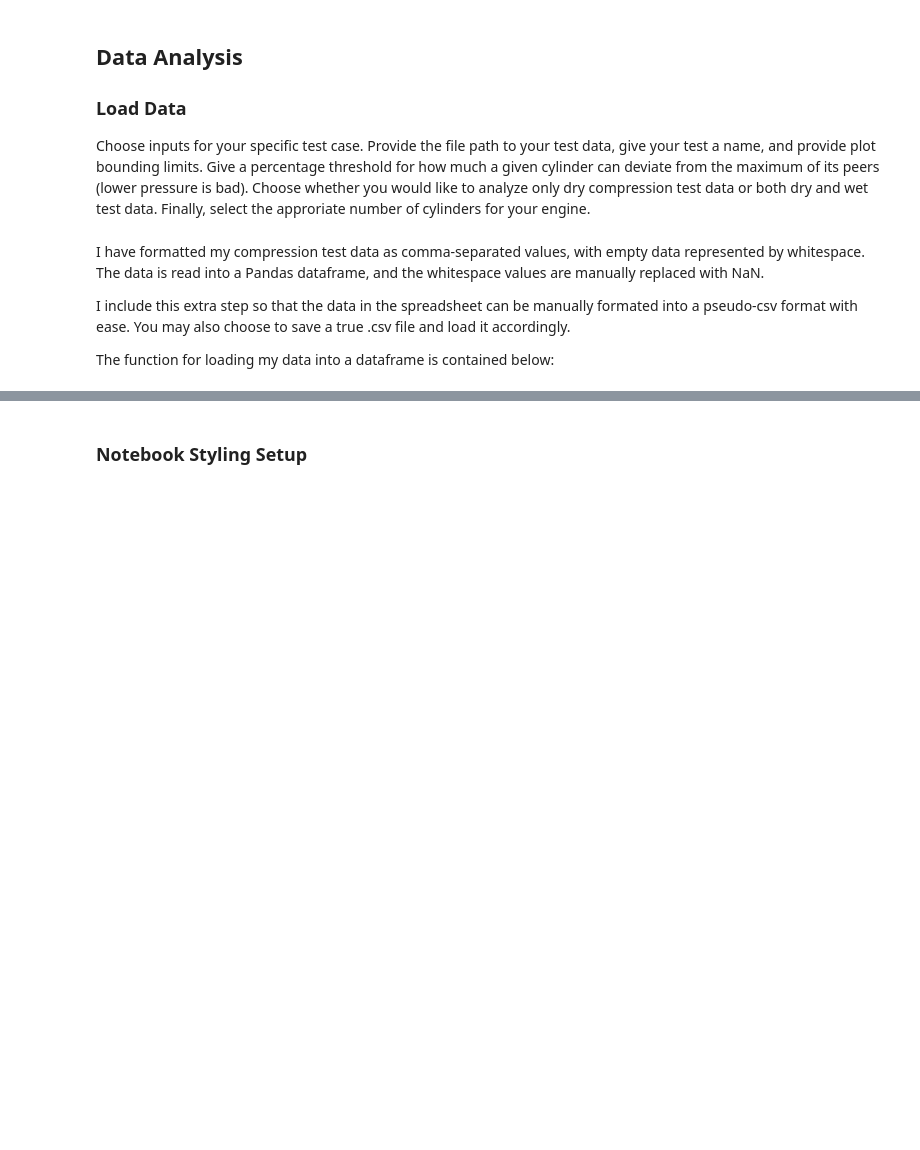
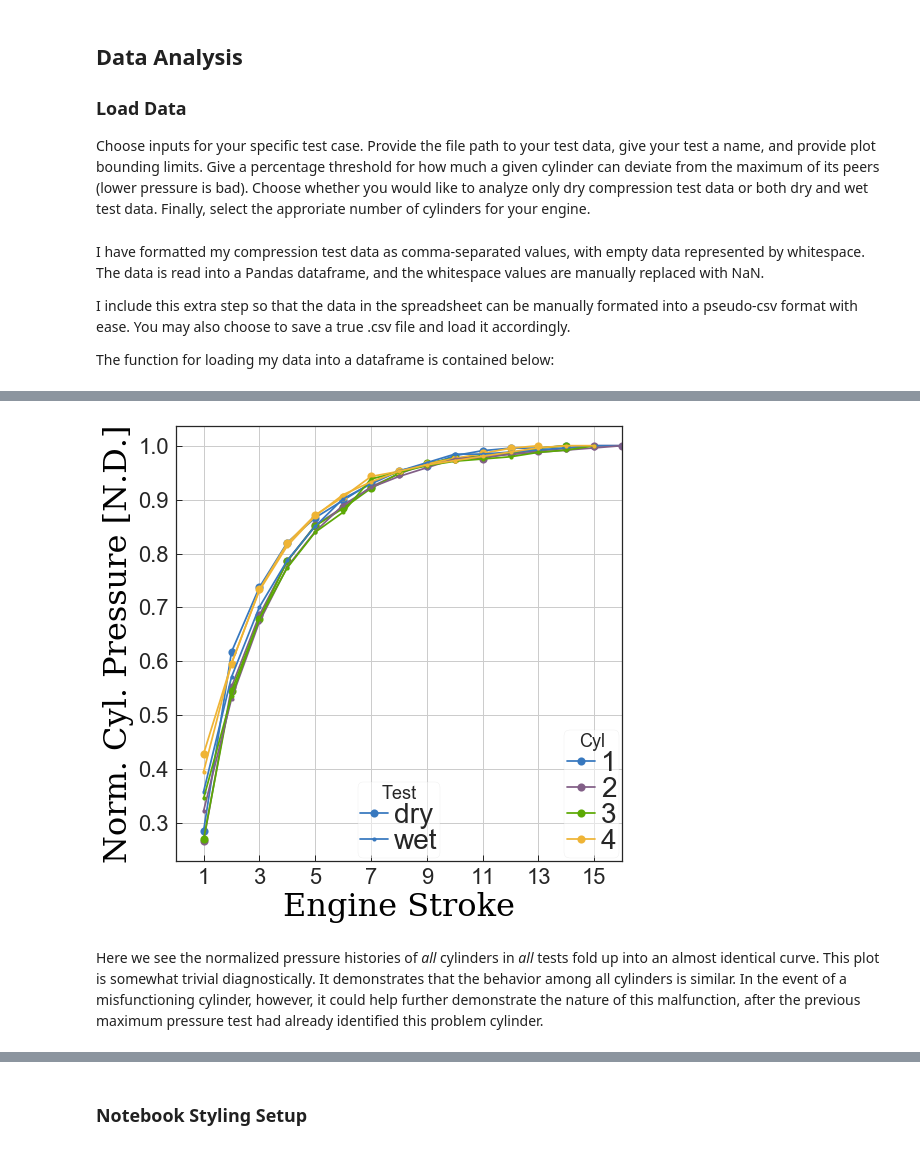
Before and after one commit to ldhalstrom/compressionTest, a Jupyter notebook: CompressionTest.ipynb, the cells around one changed output, grey strips where cells are left out. Saved outputs shown, nothing was run; the diff lists cells and outputs as text; code cells hidden in the pictures; blank space fills up the shorter version.

```diff
--- a/CompressionTest.ipynb
+++ b/CompressionTest.ipynb
@@ -171,0 +307,8 @@ We can calculate the non-dimensional velocity profile anywhere along the turbule
+# %%
+#PLOT NORMALIZED PRESSURE HISTORIES (DRY VS WET IF AVAILABLE)
+PlotPressHist(df, None, norm=True, tests=tests, cyls=cyls)
+plt.show()
+# %% [output]
+[figure, added]
+# %% [markdown]
+Here we see the normalized pressure histories of _all_ cylinders in _all_ tests fold up into an almost identical curve.  This plot is somewhat trivial diagnostically.  It demonstrates that the behavior among all cylinders is similar.  In the event of a misfunctioning cylinder, however, it could help further demonstrate the nature of this malfunction, after the previous maximum pressure test had already identified this problem cylinder.
```
Also changed, not shown: parts of 19 cells of this notebook, 2 other files.
